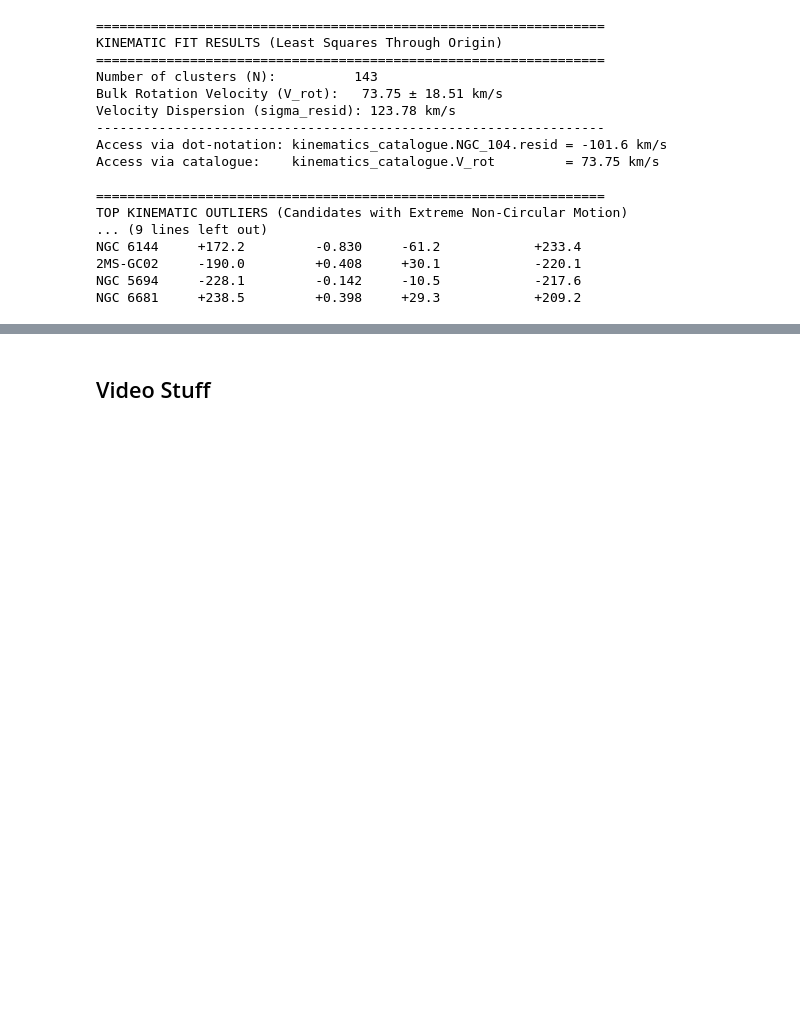
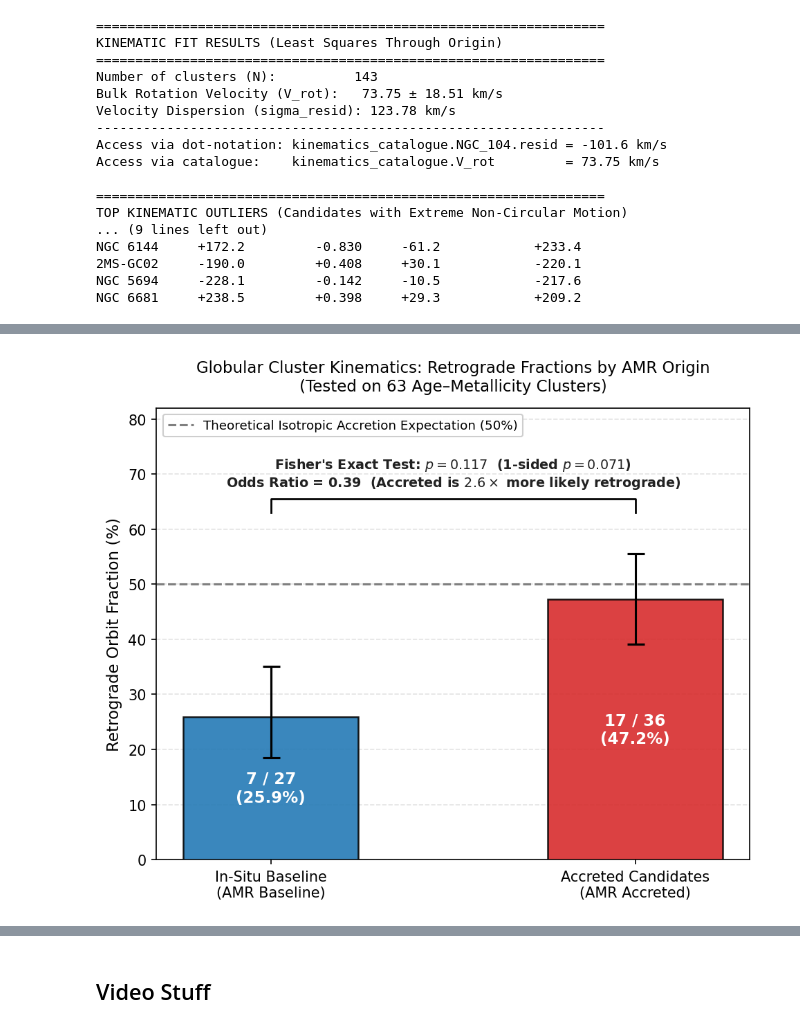
Before and after one commit to stormrealz/PHYS3116_Larawag, a Jupyter notebook: Matt_Notebook.ipynb, the cells around one changed output, grey strips where cells are left out. Saved outputs shown, nothing was run; the diff lists cells and outputs as text; code cells hidden in the pictures; blank space fills up the shorter version.

```diff
--- a/Matt_Notebook.ipynb
+++ b/Matt_Notebook.ipynb
@@ -969,0 +1280,58 @@ Possible candidate flags
+# %%
+import numpy as np
+import pandas as pd
+import matplotlib.pyplot as plt
+from scipy import stats
+
+# Compare retrograde fractions
+fig, ax = plt.subplots(figsize=(6.5, 5.5), dpi=150)
+
+categories = ['In-Situ Baseline\n(AMR Baseline)', 'Accreted Candidates\n(AMR Accreted)']
+n_retro = np.array([7, 17])
+n_total = np.array([27, 36])
+props = n_retro / n_total * 100.0
+
+# 68% Wilson intervals
+def wilson_interval(k, n, conf=0.6827):
+    z = stats.norm.ppf(1 - (1 - conf)/2)
+    p = k / n
+    denom = 1 + z**2 / n
+    centre = (p + z**2 / (2 * n)) / denom
+    err = (z * np.sqrt((p * (1 - p) + z**2 / (4 * n)) / n)) / denom
+    return (p - (centre - err)) * 100, ((centre + err) - p) * 100
+
+yerr_low, yerr_high = [], []
+for k, n in zip(n_retro, n_total):
+    el, eh = wilson_interval(k, n)
+    yerr_low.append(el)
+    yerr_high.append(eh)
+
+colors = ['#1f77b4', '#d62728']
+bars = ax.bar(categories, props, color=colors, edgecolor='black', width=0.48, lw=1.2, alpha=0.88, zorder=3)
+ax.errorbar(categories, props, yerr=[yerr_low, yerr_high], fmt='none', ecolor='black', elinewidth=1.5, capsize=6, capthick=1.5, zorder=4)
+
+# 50% reference line
+ax.axhline(50.0, color='gray', linestyle='--', lw=1.5, zorder=2, label='Theoretical Isotropic Accretion Expectation (50%)')
+
+# Counts and percentages
+for bar, k, n, p in zip(bars, n_retro, n_total, props):
+    ax.text(bar.get_x() + bar.get_width() / 2, bar.get_height() / 2, f"{k} / {n}\n({p:.1f}%)",
+            ha='center', va='center', fontsize=11, fontweight='bold', color='white', zorder=5)
+
+# Bracket and test results
+y_bracket = 63.0
+h_bracket = 2.5
+ax.plot([0, 0, 1, 1], [y_bracket, y_bracket + h_bracket, y_bracket + h_bracket, y_bracket], lw=1.3, color='black')
+ax.text(0.5, y_bracket + h_bracket + 1.5, "Fisher's Exact Test: $p = 0.117$  (1-sided $p = 0.071$)\nOdds Ratio = 0.39  (Accreted is $2.6\\times$ more likely retrograde)",
+        ha='center', va='bottom', fontsize=9.2, fontweight='bold', color='#222222')
+
+ax.set_ylim(0, 82)
+ax.set_ylabel('Retrograde Orbit Fraction (%)', fontsize=11)
+ax.set_title('Globular Cluster Kinematics: Retrograde Fractions by AMR Origin\n(Tested on 63 Age–Metallicity Clusters)', fontsize=11, pad=12)
+ax.legend(loc='upper left', frameon=True, framealpha=0.95, fontsize=8.8)
+ax.grid(True, axis='y', linestyle='--', alpha=0.35, zorder=1)
+
+plt.tight_layout()
+plt.show()
+# %% [output]
+[figure, added]
```
Also changed, not shown: parts of 26 cells of this notebook, 5 other files.
